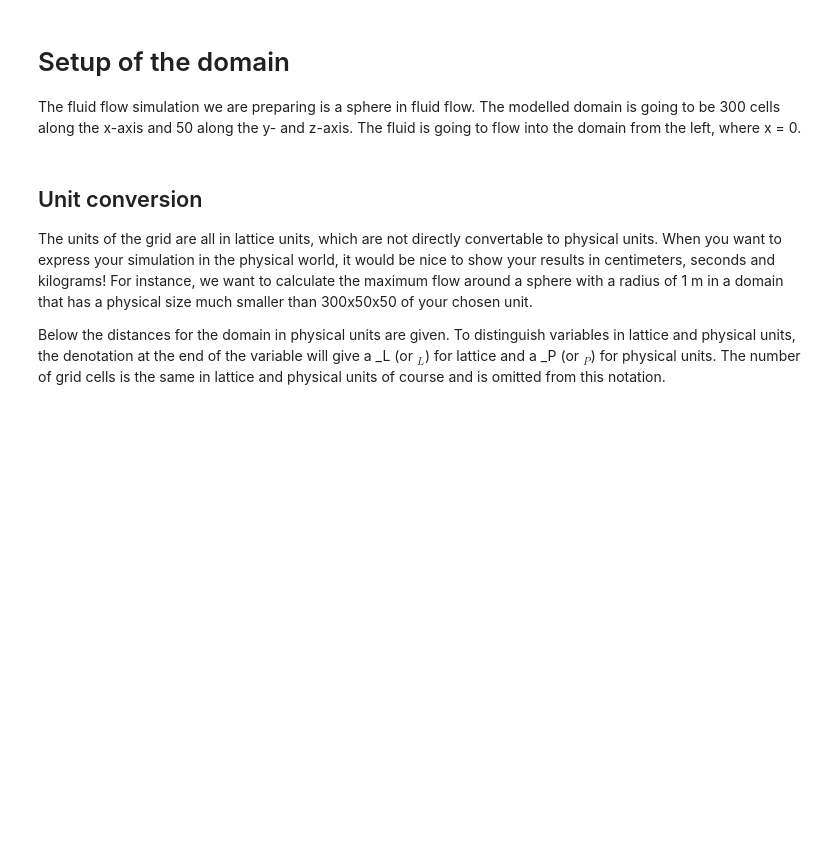
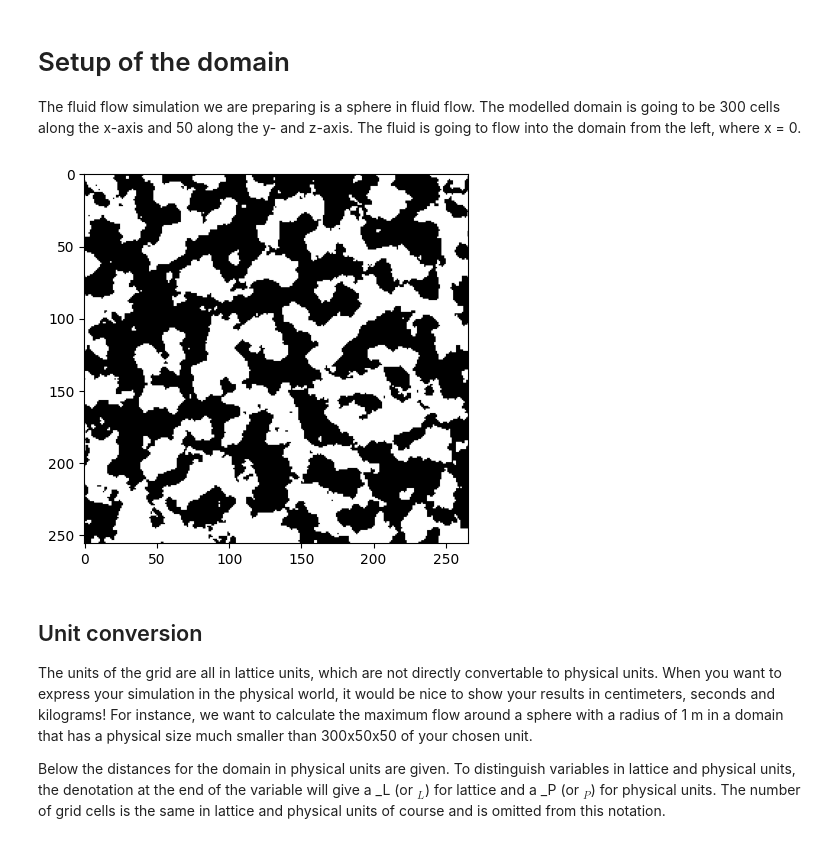
Before and after one commit to bartdavids/LatticeBoltzmannNotebooks, a Jupyter notebook: Tutorials/LBM_in_3D_unit_conversion_pressure.ipynb, the cells around one changed output. Saved outputs shown, nothing was run; the diff lists cells and outputs as text; code cells hidden in the pictures; blank space fills up the shorter version.

```diff
--- a/Tutorials/LBM_in_3D_unit_conversion_pressure.ipynb
+++ b/Tutorials/LBM_in_3D_unit_conversion_pressure.ipynb
@@ -42,30 +42,31 @@ nz = 32
 # %%
 # Parameters
 noise_scale = 0.05
 seed = 0
 
 # Set random seed for consistent results
 np.random.seed(seed)
 
 # Generate initial grain shape
 grain = np.zeros((nx, ny, nz))
 
 # Add Perlin noise to grain shape
 for i in range(nx):
     for j in range(ny):
         for k in range(nz):
             x = i * noise_scale
             y = j * noise_scale
             z = k * noise_scale
             grain[i, j, k] = noise.pnoise3(x, y, z, octaves=4, persistence=0.5, lacunarity=2.0, repeatx=nx, repeaty=ny, repeatz=nz)
 
 # Normalize the grain shape
 grain = (grain - np.min(grain)) / (np.max(grain) - np.min(grain))
 OBSTACLE_MASK = grain > 0.5
-OBSTACLE_MASK[:10, ...] = False
 # Plot the 3D grain shape
 plt.imshow(OBSTACLE_MASK[..., nz//2].T, cmap="Greys")
 plt.show()
+# %% [output]
+[figure, added]
 # %% [markdown]
 ## Unit conversion
 
```
Also changed, not shown: parts of 16 cells of this notebook, 1 other file.
